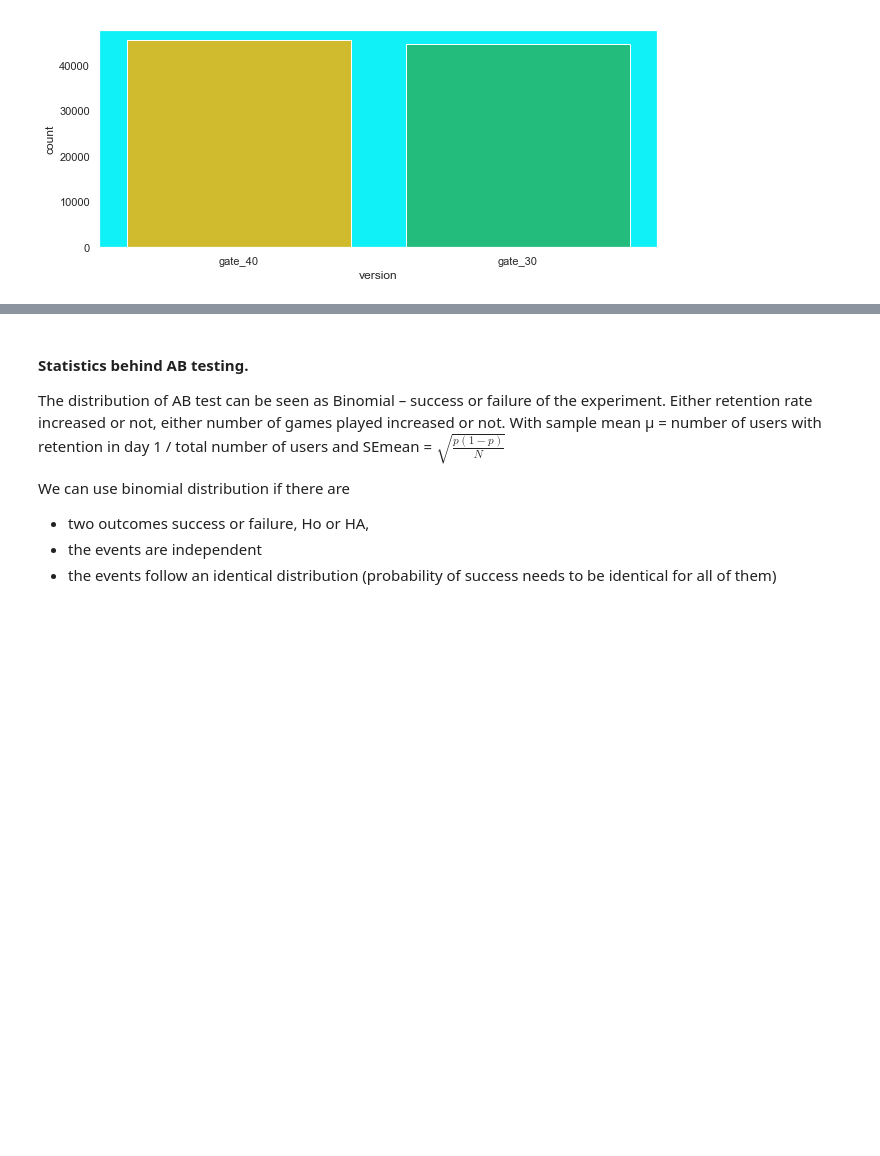
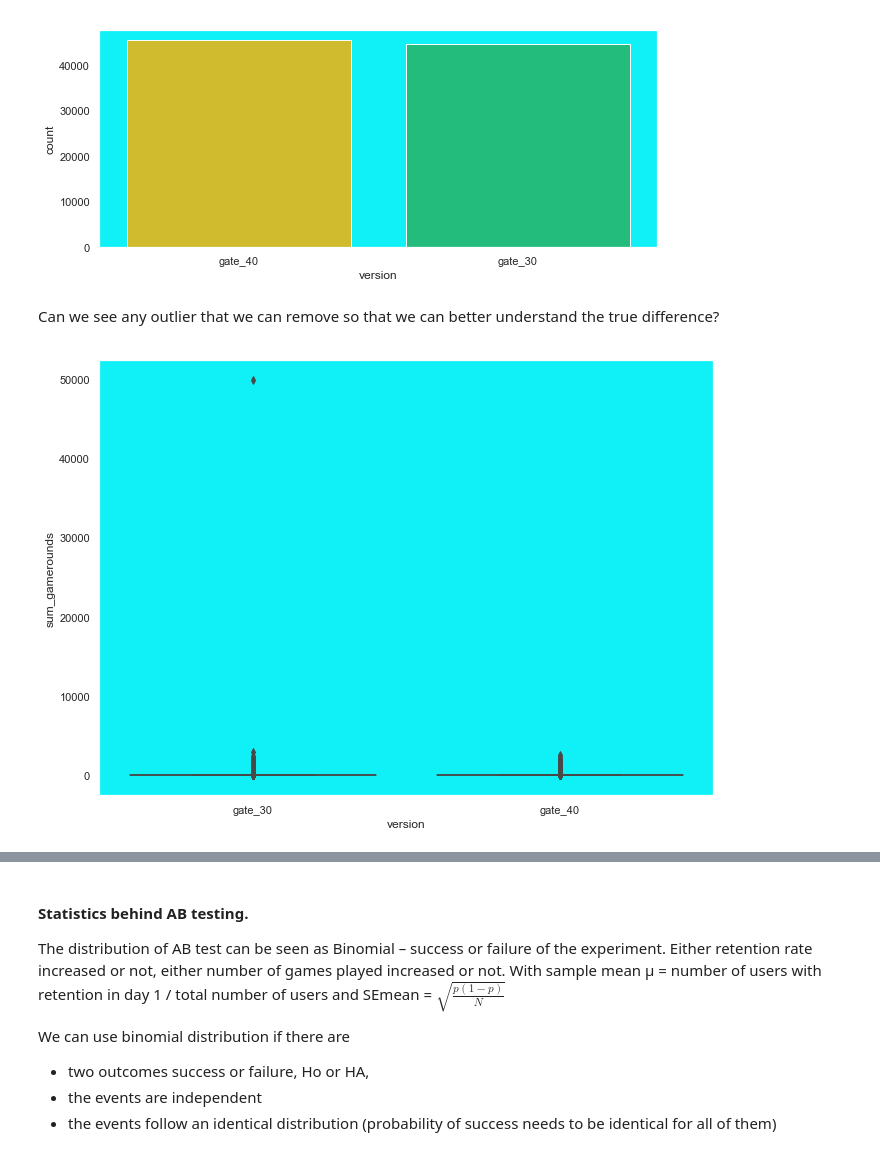
Before and after one commit to odojoachim/AB_testing_mobile_games, a Jupyter notebook: AB_testing_mobile_game.ipynb, the cells around one changed output, grey strips where cells are left out. Drawn from its saved outputs; the diff is of its cells as text; code cells hidden in the pictures; blank space fills up the shorter version.

```diff
--- a/AB_testing_mobile_game.ipynb
+++ b/AB_testing_mobile_game.ipynb
@@ -48,3 +48,11 @@ sns.countplot(x=games['version'] , order=games['version'].value_counts().index,
 plt.show()
 # %% [output]
 [figure]
+# %% [markdown]
+Can we see any outlier that we can remove so that we can better understand the true difference?
+# %%
+plt.figure(figsize=(11,8))
+sns.boxplot(x=games.version ,palette="Set1", y = games.sum_gamerounds , color='black')
+plt.show()
+# %% [output]
+[figure, added]
```
Also changed, not shown: parts of 27 cells of this notebook.
